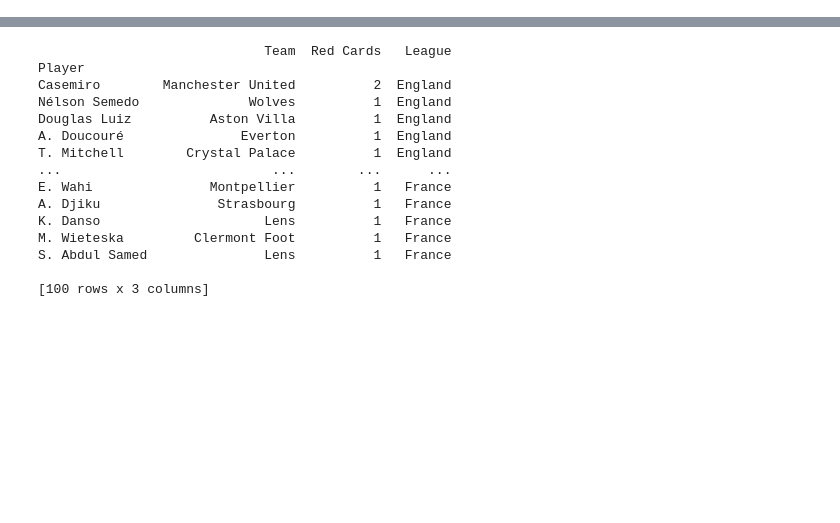
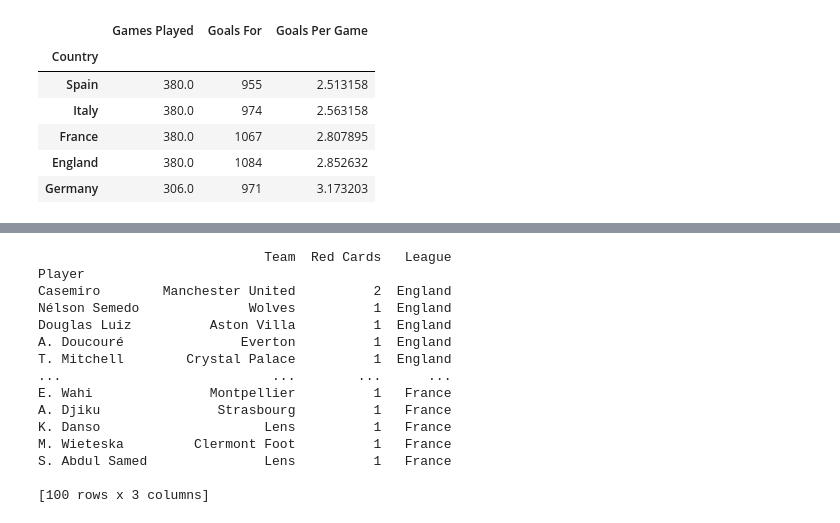
Before and after one commit to Faraj11/FinalProject3120, a Jupyter notebook: FinalProject.ipynb, the cells around one changed output, grey strips where cells are left out. Drawn from its saved outputs; the diff is of its cells as text; code cells hidden in the pictures; blank space fills up the shorter version.

```diff
--- a/FinalProject.ipynb
+++ b/FinalProject.ipynb
@@ -60,0 +66,15 @@ plt.show()
+# %%
+grouped = combined_standings.groupby('Country').sum()
+cleaned = grouped.drop(['Rank','Team', 'Points'], axis=1)
+cleaned['Games Played'] = cleaned['Games Played']/2
+cleaned['Goals Per Game'] = cleaned['Goals For']/cleaned['Games Played']
+final = cleaned.sort_values(by='Goals Per Game')
+final
+# %% [output]
+|  | Games Played | Goals For | Goals Per Game |
+| Country |  |  |  |
+| Spain | 380.0 | 955 | 2.513158 |
+| Italy | 380.0 | 974 | 2.563158 |
+| France | 380.0 | 1067 | 2.807895 |
+| England | 380.0 | 1084 | 2.852632 |
+| Germany | 306.0 | 971 | 3.173203 |
```
Also changed, not shown: parts of 7 cells of this notebook.
